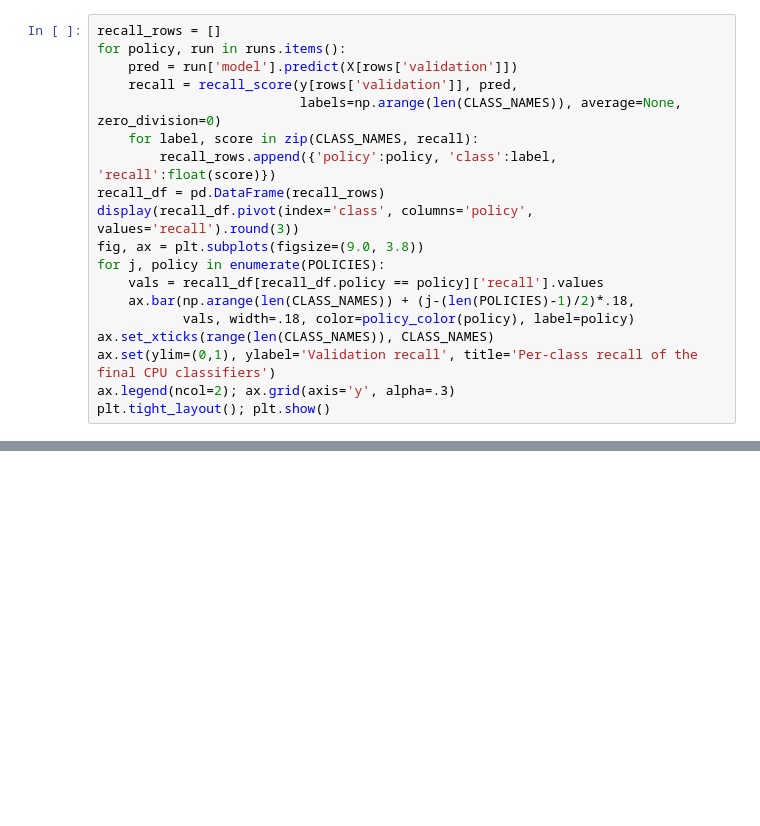
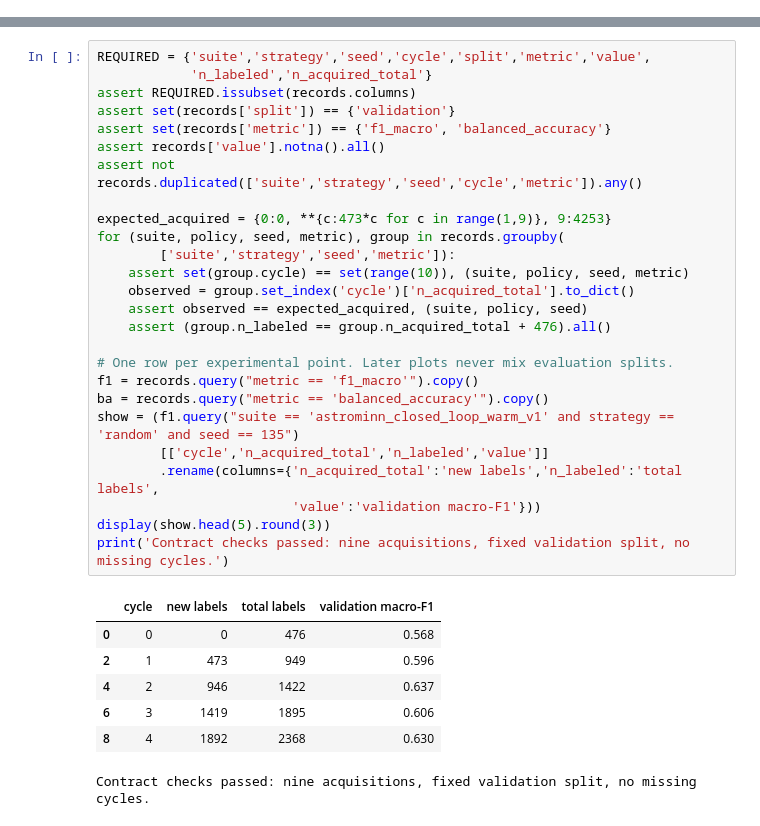
Before and after one commit to DimitrisKour/astro-transient-active-learning, a Jupyter notebook: examples/02_applecider_astronomy_active_learning.ipynb, the cells around one changed output, grey strips where cells are left out. Saved outputs shown, nothing was run; the diff lists cells and outputs as text; blank space fills up the shorter version.

```diff
--- a/examples/02_applecider_astronomy_active_learning.ipynb
+++ b/examples/02_applecider_astronomy_active_learning.ipynb
@@ -302,19 +0,0 @@ Pay particular attention to rare classes such as TDE. A small validation support
-# %%
-recall_rows = []
-for policy, run in runs.items():
-    pred = run['model'].predict(X[rows['validation']])
-    recall = recall_score(y[rows['validation']], pred,
-                          labels=np.arange(len(CLASS_NAMES)), average=None, zero_division=0)
-    for label, score in zip(CLASS_NAMES, recall):
-        recall_rows.append({'policy':policy, 'class':label, 'recall':float(score)})
-recall_df = pd.DataFrame(recall_rows)
-display(recall_df.pivot(index='class', columns='policy', values='recall').round(3))
-fig, ax = plt.subplots(figsize=(9.0, 3.8))
-for j, policy in enumerate(POLICIES):
-    vals = recall_df[recall_df.policy == policy]['recall'].values
-    ax.bar(np.arange(len(CLASS_NAMES)) + (j-(len(POLICIES)-1)/2)*.18,
-           vals, width=.18, color=policy_color(policy), label=policy)
-ax.set_xticks(range(len(CLASS_NAMES)), CLASS_NAMES)
-ax.set(ylim=(0,1), ylabel='Validation recall', title='Per-class recall of the final CPU classifiers')
-ax.legend(ncol=2); ax.grid(axis='y', alpha=.3)
-plt.tight_layout(); plt.show()
@@ -451,0 +57,34 @@ if not REAL_ASTRONOMY:
+# %%
+REQUIRED = {'suite','strategy','seed','cycle','split','metric','value',
+            'n_labeled','n_acquired_total'}
+assert REQUIRED.issubset(records.columns)
+assert set(records['split']) == {'validation'}
+assert set(records['metric']) == {'f1_macro', 'balanced_accuracy'}
+assert records['value'].notna().all()
+assert not records.duplicated(['suite','strategy','seed','cycle','metric']).any()
+
+expected_acquired = {0:0, **{c:473*c for c in range(1,9)}, 9:4253}
+for (suite, policy, seed, metric), group in records.groupby(
+        ['suite','strategy','seed','metric']):
+    assert set(group.cycle) == set(range(10)), (suite, policy, seed, metric)
+    observed = group.set_index('cycle')['n_acquired_total'].to_dict()
+    assert observed == expected_acquired, (suite, policy, seed)
+    assert (group.n_labeled == group.n_acquired_total + 476).all()
+
+# One row per experimental point. Later plots never mix evaluation splits.
+f1 = records.query("metric == 'f1_macro'").copy()
+ba = records.query("metric == 'balanced_accuracy'").copy()
+show = (f1.query("suite == 'astrominn_closed_loop_warm_v1' and strategy == 'random' and seed == 135")
+        [['cycle','n_acquired_total','n_labeled','value']]
+        .rename(columns={'n_acquired_total':'new labels','n_labeled':'total labels',
+                         'value':'validation macro-F1'}))
+display(show.head(5).round(3))
+print('Contract checks passed: nine acquisitions, fixed validation split, no missing cycles.')
+# %% [output]
+|  | cycle | new labels | total labels | validation macro-F1 |
+| 0 | 0 | 0 | 476 | 0.568 |
+| 2 | 1 | 473 | 949 | 0.596 |
+| 4 | 2 | 946 | 1422 | 0.637 |
+| 6 | 3 | 1419 | 1895 | 0.606 |
+| 8 | 4 | 1892 | 2368 | 0.630 |
+Contract checks passed: nine acquisitions, fixed validation split, no missing cycles.
```
Also changed, not shown: parts of 47 cells of this notebook.
